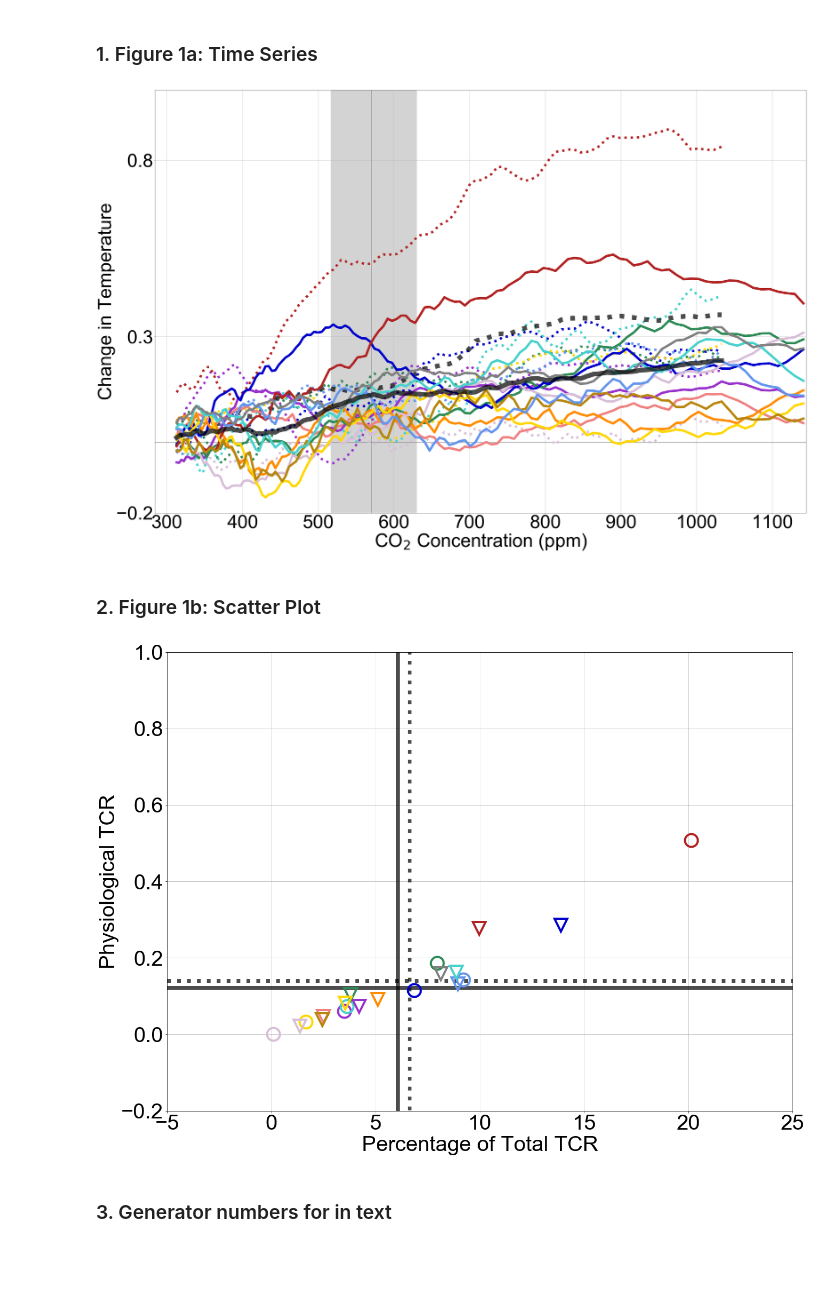
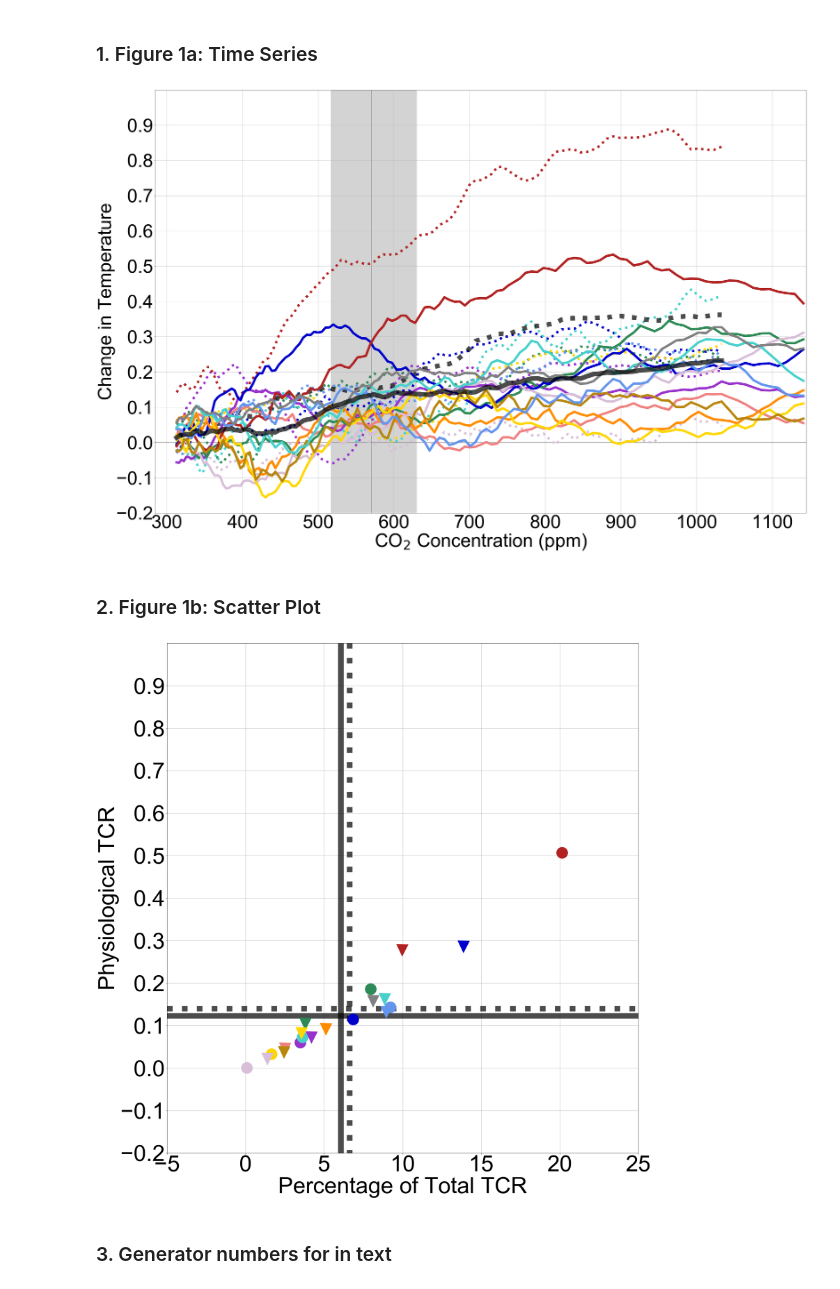
Before and after one commit to czarakas/plant_physiology_and_TCR, a Jupyter notebook: replicate_figures/Figure_1.ipynb, the cells around one changed output. Saved outputs shown, nothing was run; the diff lists cells and outputs as text; code cells hidden in the pictures; blank space fills up the shorter version.

Commit message:
Updated figures

```diff
--- a/replicate_figures/Figure_1.ipynb
+++ b/replicate_figures/Figure_1.ipynb
@@ -67,16 +67,18 @@ TCR_DICT = pickle.load(open(DIR_TCR_DICT+'TCR_dict.pickle', "rb"))
 # %%
 from plants_and_TCR.generate_figures import plot_climate_response_timeseries
 # %%
+TCR_TYPE='TOT-RAD'
 fig = plot_climate_response_timeseries.plot_climate_response_timeseries(averageType='global',
-                                                                        tcr_type='TOT-RAD',
+                                                                        tcr_type=TCR_TYPE,
                                                                         ylims=[-0.2,1.0],
                                                                         plttitle='TempChange',
                                                                         tcr_dict=TCR_DICT,
                                                                         legend_on=False,
-                                                                        dt=0.5,
-                                                                        filepath=PATH_FIGURES+'FULL_RAD_TCR')#PATH_FIGURES+'Figure1a_TimeSeries_delta_T_phys')
+                                                                        #dt=0.5,
+                                                                        #fig_size=[25,30],
+                                                                        filepath=PATH_FIGURES+TCR_TYPE+'_TCR')#PATH_FIGURES+'Figure1a_TimeSeries_delta_T_phys')
 # %% [output]
-[figure, old version]
+[figure, new version]
 # %% [markdown]
 ### 2. Figure 1b: Scatter Plot
 # %%
@@ -101,15 +103,17 @@ XLIMS = [-5, 25]
 YLIMS = [-0.2, 1.0]
 FILEPATH = None
 # %%
+from plants_and_TCR.generate_figures import plot_scatter_CMIP
 import importlib
 importlib.reload(plot_scatter_CMIP)
 plot_scatter_CMIP.plot_scatter_CMIP(xvals, yvals,
                                     one_to_one_line=False,
                                     xlims=XLIMS, ylims=YLIMS,
                                     xlabel=XLABEL, ylabel=YLABEL,
-                                    legend_on=False, filled=False)
+                                    legend_on=False, filled=True, fig_dims=[27,30], dt=0.1,
+                                   filepath=PATH_FIGURES+'Figure1a')
 # %% [output]
-[figure, old version]
+[figure, new version]
 # %% [markdown]
 ### 3. Generator numbers for in text
 # %% [markdown]
```
Also changed, not shown: 6 other files.
